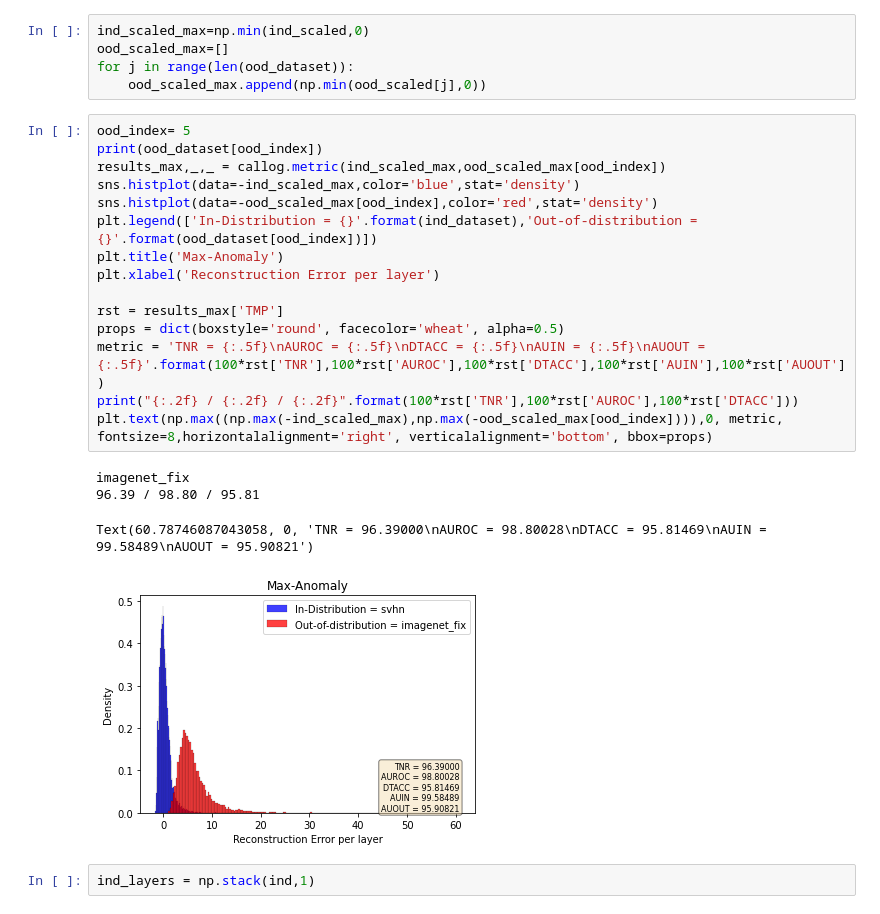
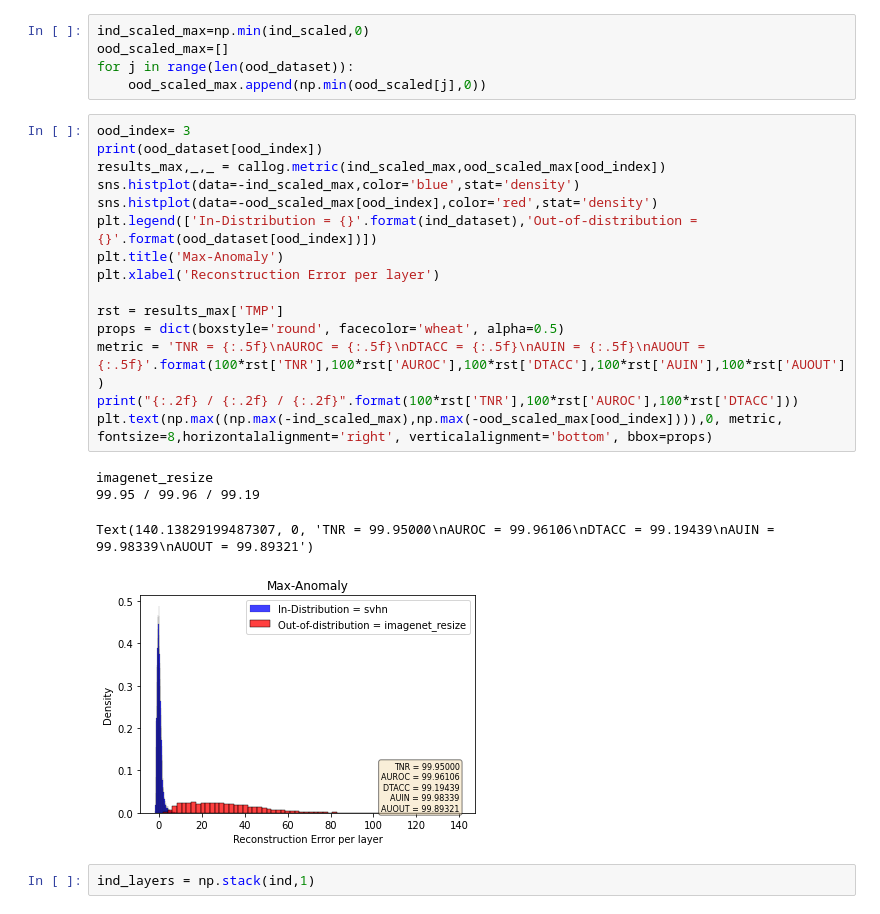
Before and after one commit to younghyopark/FROD, a Jupyter notebook: proposed_framework-Copy1.ipynb, the cells around one changed output. Cells and saved outputs as stored; diff of their text form.

```diff
--- a/proposed_framework-Copy1.ipynb
+++ b/proposed_framework-Copy1.ipynb
@@ -97,25 +97,25 @@ ood_scaled_max=[]
 for j in range(len(ood_dataset)):
     ood_scaled_max.append(np.min(ood_scaled[j],0))
 # %%
-ood_index= 5
+ood_index= 3
 print(ood_dataset[ood_index])
 results_max,_,_ = callog.metric(ind_scaled_max,ood_scaled_max[ood_index])
 sns.histplot(data=-ind_scaled_max,color='blue',stat='density')
 sns.histplot(data=-ood_scaled_max[ood_index],color='red',stat='density')
 plt.legend(['In-Distribution = {}'.format(ind_dataset),'Out-of-distribution = {}'.format(ood_dataset[ood_index])])
 plt.title('Max-Anomaly')
 plt.xlabel('Reconstruction Error per layer')
 
 rst = results_max['TMP']
 props = dict(boxstyle='round', facecolor='wheat', alpha=0.5)
 metric = 'TNR = {:.5f}\nAUROC = {:.5f}\nDTACC = {:.5f}\nAUIN = {:.5f}\nAUOUT = {:.5f}'.format(100*rst['TNR'],100*rst['AUROC'],100*rst['DTACC'],100*rst['AUIN'],100*rst['AUOUT'])
 print("{:.2f} / {:.2f} / {:.2f}".format(100*rst['TNR'],100*rst['AUROC'],100*rst['DTACC']))
 plt.text(np.max((np.max(-ind_scaled_max),np.max(-ood_scaled_max[ood_index]))),0, metric, fontsize=8,horizontalalignment='right', verticalalignment='bottom', bbox=props)
 # %% [output]
-imagenet_fix
-96.39 / 98.80 / 95.81
+imagenet_resize
+99.95 / 99.96 / 99.19
-Text(60.78746087043058, 0, 'TNR = 96.39000\nAUROC = 98.80028\nDTACC = 95.81469\nAUIN = 99.58489\nAUOUT = 95.90821')
+Text(140.13829199487307, 0, 'TNR = 99.95000\nAUROC = 99.96106\nDTACC = 99.19439\nAUIN = 99.98339\nAUOUT = 99.89321')
-[figure, old version]
+[figure, new version]
 # %%
 ind_layers = np.stack(ind,1)
 # %%
```
Also changed, not shown: parts of 1 cell of this notebook, 26 other files.
